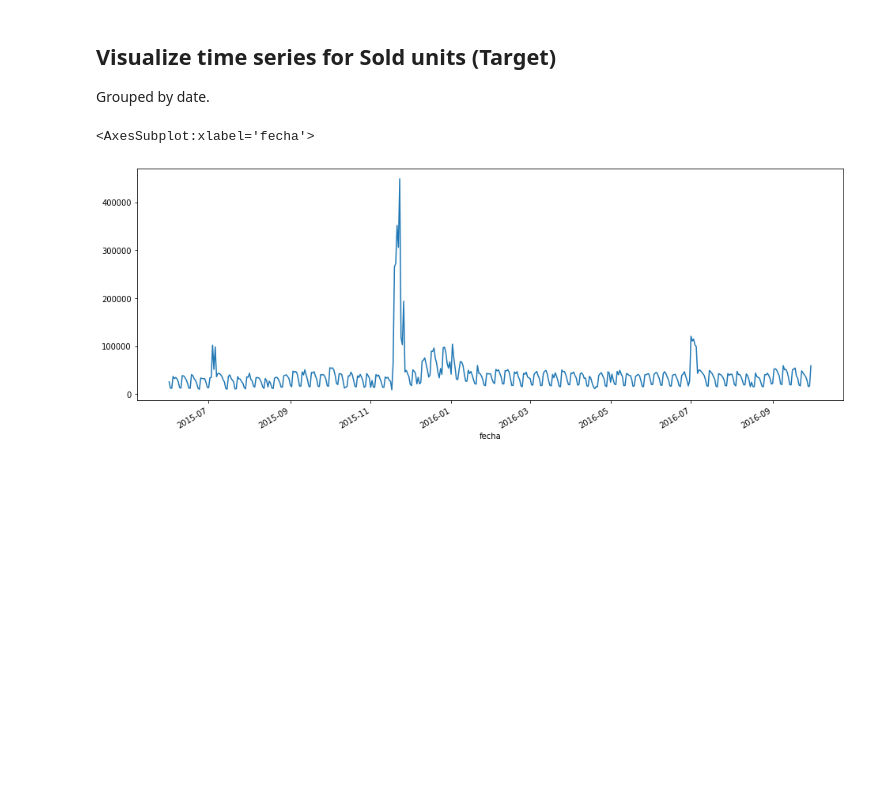
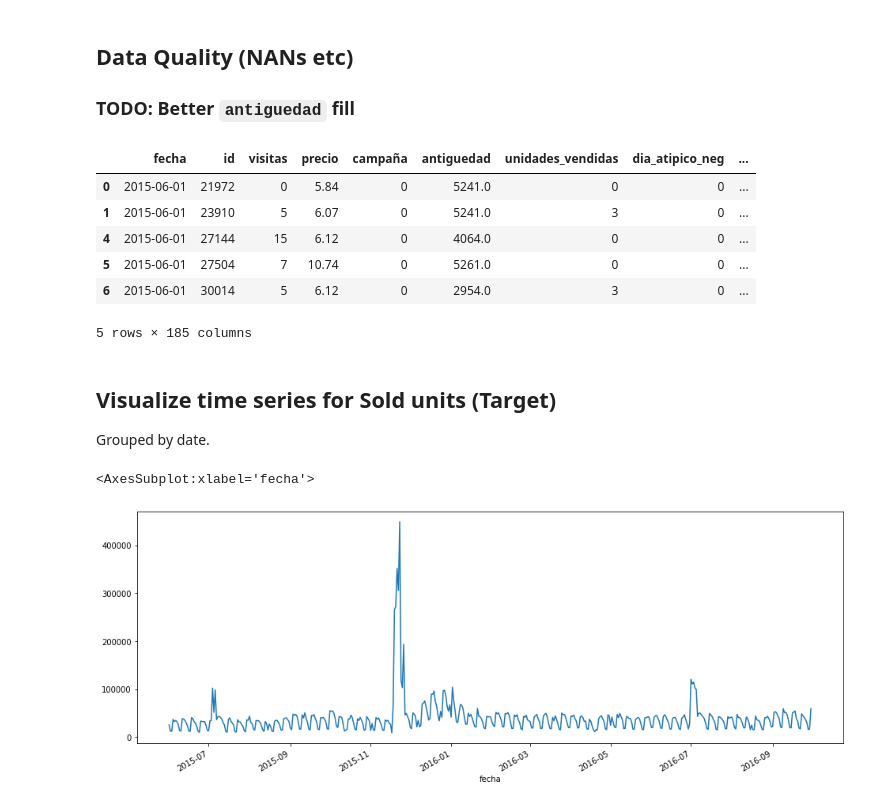
Before and after one commit to Nerucius/2021.ubdatathon, a Jupyter notebook: 1. EDA + Feature Engineering.ipynb, the cells around one changed output. Drawn from its saved outputs; the diff is of its cells as text; code cells hidden in the pictures; blank space fills up the shorter version.

```diff
--- a/1. EDA + Feature Engineering.ipynb
+++ b/1. EDA + Feature Engineering.ipynb
@@ -62,3 +85,18 @@ df_fe.to_csv('./data/Modelar_UH2021_filled_precio.txt')
+# %% [markdown]
+## Data Quality (NANs etc)
+
+### TODO: Better `antiguedad` fill
+# %%
+df_fe_no_nans = df_fe.dropna(how='any', inplace=False)
+df_fe_no_nans[:5]
+# %% [output]
+|  | fecha | id | visitas | precio | campaña | antiguedad | unidades_vendidas | dia_atipico_neg | ... |
+| 0 | 2015-06-01 | 21972 | 0 | 5.84 | 0 | 5241.0 | 0 | 0 | ... |
+| 1 | 2015-06-01 | 23910 | 5 | 6.07 | 0 | 5241.0 | 3 | 0 | ... |
+| 4 | 2015-06-01 | 27144 | 15 | 6.12 | 0 | 4064.0 | 0 | 0 | ... |
+| 5 | 2015-06-01 | 27504 | 7 | 10.74 | 0 | 5261.0 | 0 | 0 | ... |
+| 6 | 2015-06-01 | 30014 | 5 | 6.12 | 0 | 2954.0 | 3 | 0 | ... |
+5 rows × 185 columns
 # %% [markdown]
 ## Visualize time series for Sold units (Target)
 
```
Also changed, not shown: parts of 18 cells of this notebook.
